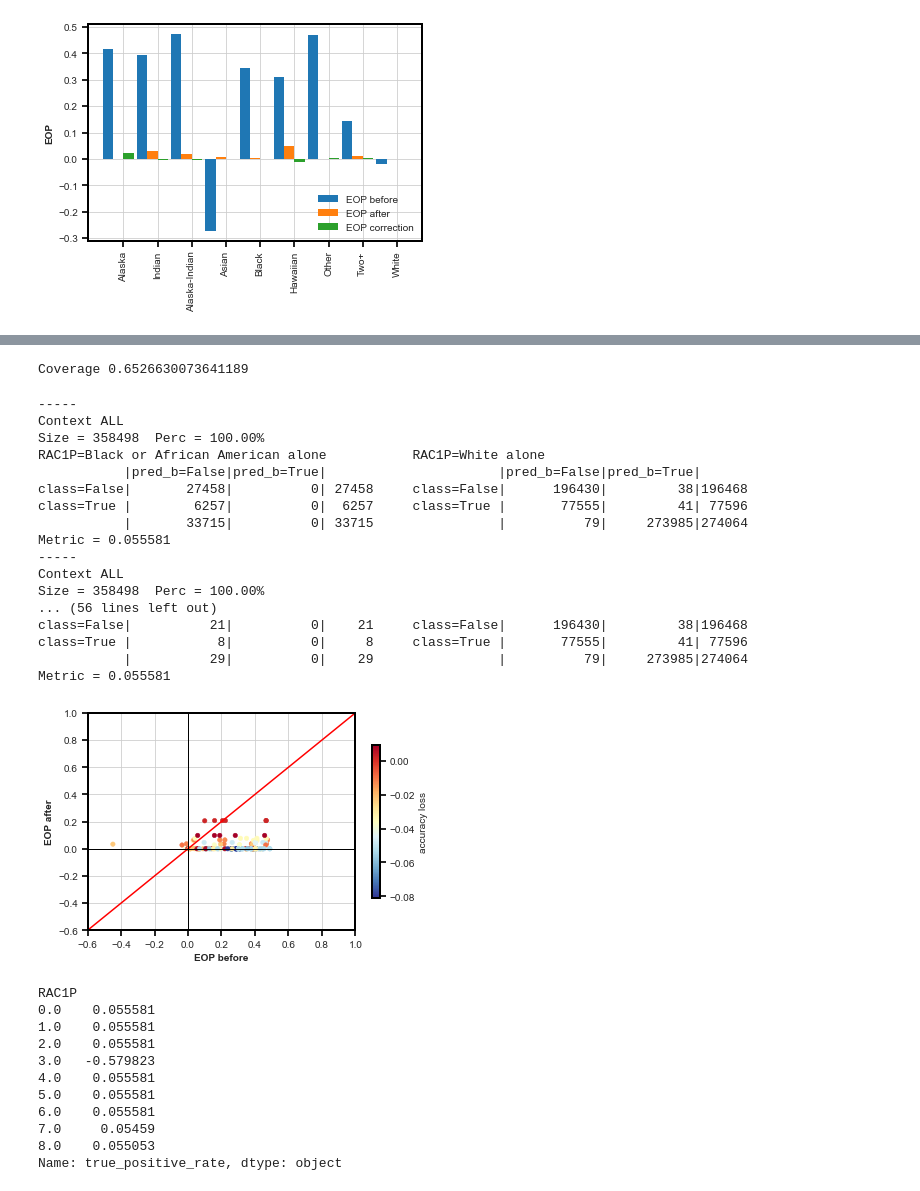
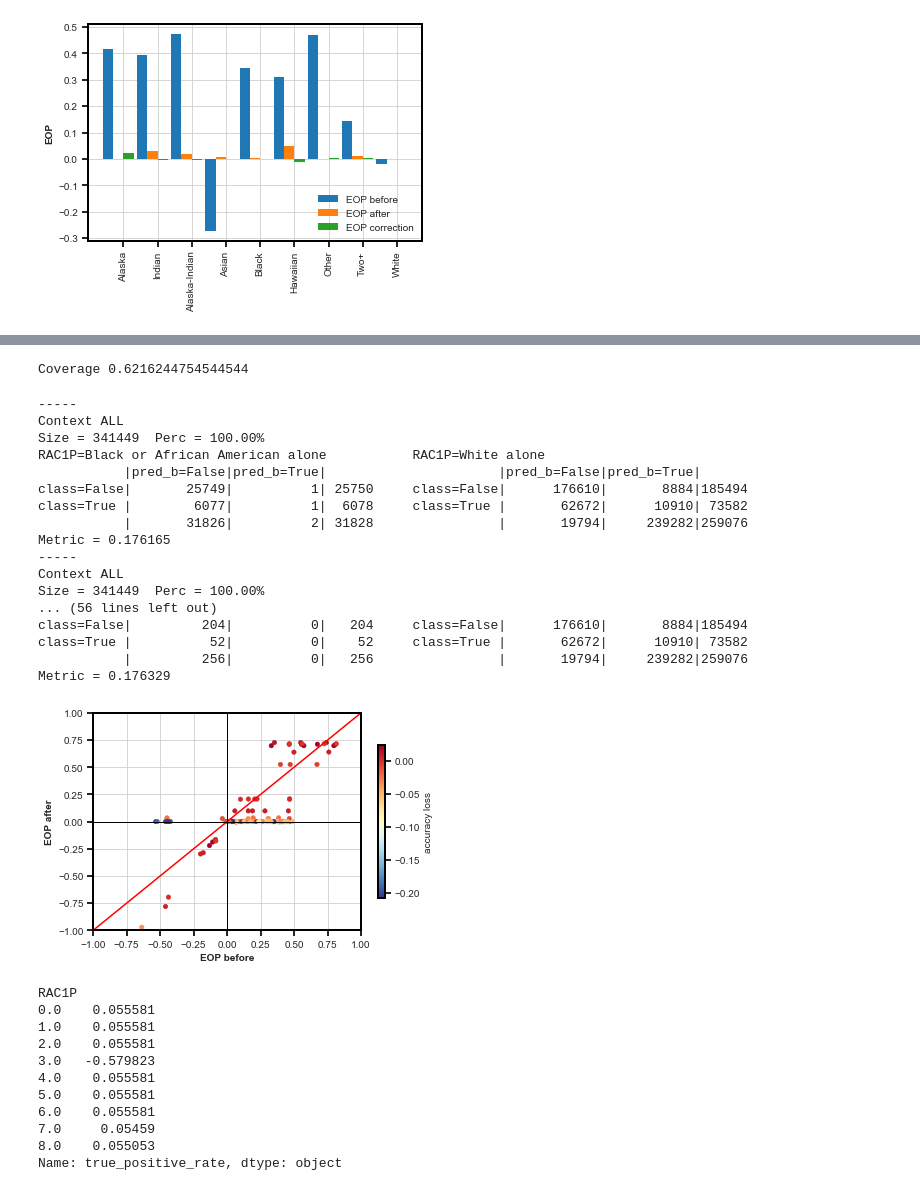
Before and after one commit to ruggieris/DD, a Jupyter notebook: notebooks/dd_sub2022.ipynb, the cells around one changed output, grey strips where cells are left out. Saved outputs shown, nothing was run; the diff lists cells and outputs as text; code cells hidden in the pictures.

```diff
--- a/notebooks/dd_sub2022.ipynb
+++ b/notebooks/dd_sub2022.ipynb
@@ -388,7 +388,7 @@ xs, ys, descs, acs = data_plot(disc_b, metric_b, disc_a, metric_a)
 # development only
 if False:
     for i in range(len(xs)):
-        if acs[i]>0.07:
+        if xs[i]<-0 and ys[i]>0.2:
             print(i, xs[i], ys[i], ys[i]-xs[i], acs[i], descs[i])
 # %%
 plt.scatter(xs, ys, c =acs, linewidths = .5, marker ="o", cmap="RdYlBu_r", s=20)
@@ -608,12 +608,16 @@ disc_bt = dd.DD(census_train[disc_all+['pred_bt']], unprotectedItem='RAC1P=White
 # %%
 # To compute P(pred.good|true.good) we need the dd.DD object
 metric_bt = lambda ctg: eop_mean(ctg, disc_bt)
+
+def metric_bt_abs(ctg):
+    v = eop_mean(ctg, disc_bt)
+    return abs(v) if v is not None else v
 # %%
 # Extract contingency tables:
-ctgs_bt = disc_bt.extract(testCond=metric_bt, minSupp=-50, topk=10000)
+ctgs_bt = disc_bt.extract(testCond=metric_bt, minSupp=-100, topk=10000)
 # %%
 # sequential covering algorithm: 10 contingency tables
-covers, residuals, times, uncovered, ctg_cov, ctg_uncov = disc_bt.cover_n([ctg for _,ctg in ctgs_bt], metric_bt, 100)
+covers, residuals, times, uncovered, ctg_cov, ctg_uncov = disc_bt.cover_n([ctg for _,ctg in ctgs_bt], metric_bt_abs, 50)
 print('Total protected:', sum(residuals)+len(uncovered))
 print('Total protected covered:', sum(residuals))
 print('% covered: {:.2f}%'.format(100*sum(residuals)/(sum(residuals)+len(uncovered))))
@@ -668,7 +672,7 @@ sel = list(set(range(len(census_test)))-set(all_covered))
 census_test_r = census_test.iloc[sel,:]
 print('Coverage', len(sel)/len(census_test))
 # %% [output]
-Coverage 0.6526630073641189
+Coverage 0.6216244754544544
 # %%
 disc_r = dd.DD(census_test_r[disc_all+['pred_b']], unprotectedItem='RAC1P=White alone',
                predBadItem='pred_b=False', trueBadItem='class=False',
@@ -684,38 +688,38 @@ for ctg in disc_r.ctg_global():
 # %% [output]
 -----
 Context ALL
-Size = 358498  Perc = 100.00%
+Size = 341449  Perc = 100.00%
 RAC1P=Black or African American alone           RAC1P=White alone
            |pred_b=False|pred_b=True|                      |pred_b=False|pred_b=True|
-class=False|       27458|          0| 27458     class=False|      196430|         38|196468
-class=True |        6257|          0|  6257     class=True |       77555|         41| 77596
-           |       33715|          0| 33715                |          79|     273985|274064
-Metric = 0.055581
+class=False|       25749|          1| 25750     class=False|      176610|       8884|185494
+class=True |        6077|          1|  6078     class=True |       62672|      10910| 73582
+           |       31826|          2| 31828                |       19794|     239282|259076
+Metric = 0.176165
 -----
 Context ALL
-Size = 358498  Perc = 100.00%
+Size = 341449  Perc = 100.00%
 ... (56 lines left out)
-class=False|          21|          0|    21     class=False|      196430|         38|196468
-class=True |           8|          0|     8     class=True |       77555|         41| 77596
-           |          29|          0|    29                |          79|     273985|274064
-Metric = 0.055581
+class=False|         204|          0|   204     class=False|      176610|       8884|185494
+class=True |          52|          0|    52     class=True |       62672|      10910| 73582
+           |         256|          0|   256                |       19794|     239282|259076
+Metric = 0.176329
 # %%
 xs, ys, descs, acs = data_plot(disc_b, metric_b, disc_r, metric_r)
 # %%
 plt.scatter(xs, ys, c =acs, linewidths = .5, marker ="o", cmap="RdYlBu_r", s=20)
 plt.xlabel("EOP before", fontweight="bold")
 plt.ylabel("EOP after", fontweight="bold")
-plt.xlim([-.6, 1])
-plt.ylim([-.6, 1])
+plt.xlim([-1, 1])
+plt.ylim([-1, 1])
 plt.axline((0, 0), (1, 1), linewidth=1.5, color='r')
 plt.axline((0, 0), (0, 1), linewidth=1, color='black')
 plt.axline((0, 0), (1, 0), linewidth=1, color='black')
 plt.colorbar(label="accuracy loss", orientation="vertical", shrink=.7)
 #plt.clim(-.1,.1)
 #plt.savefig('fig1.pdf', bbox_inches='tight', dpi=400)
 plt.show()
 # %% [output]
-[figure, old version]
+[figure, new version]
 # %%
 y_pred_r = encoders['class'].transform(census_test_r['pred_b'])
 y_test_r = encoders['class'].transform(census_test_r['class'])
```
Also changed, not shown: parts of 7 cells of this notebook, 2 other files.
